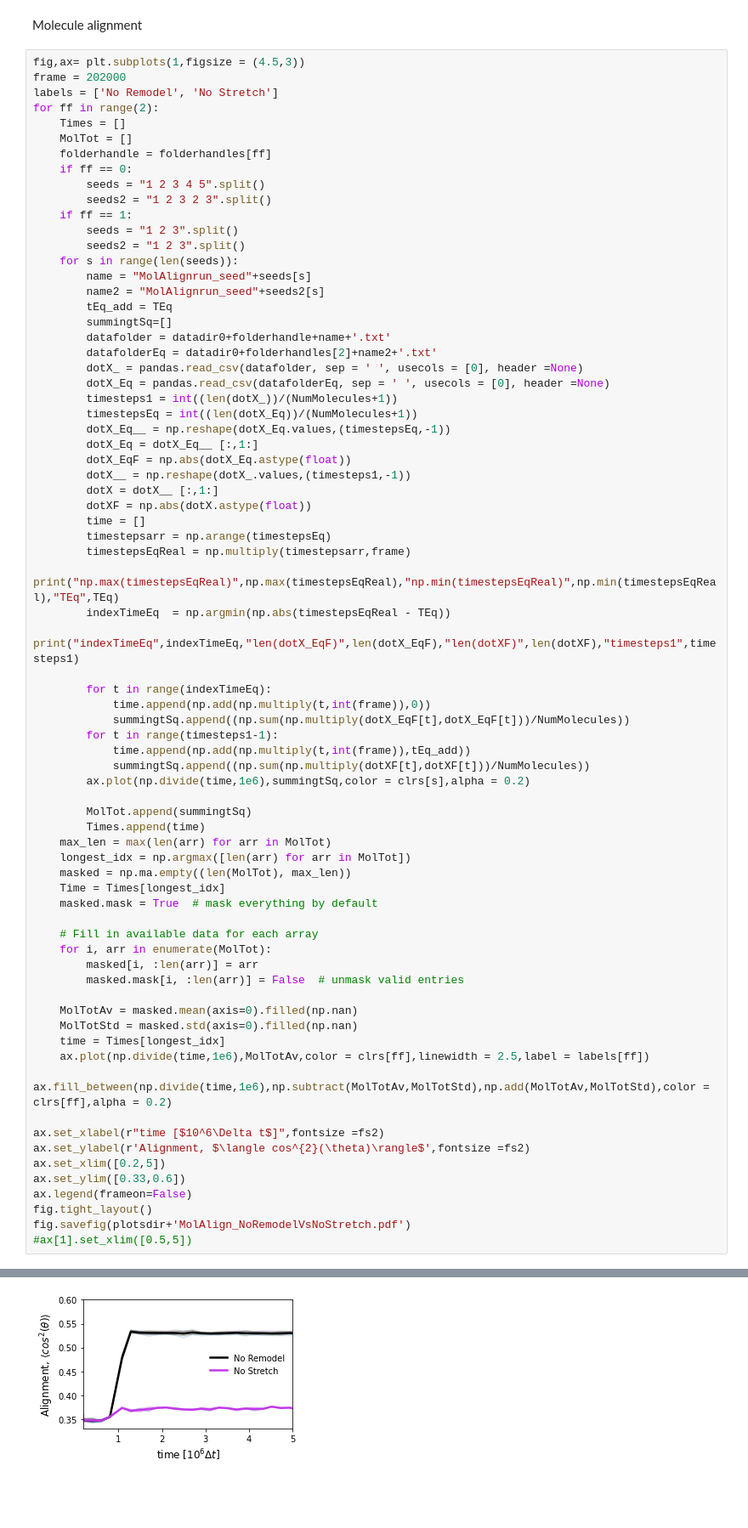
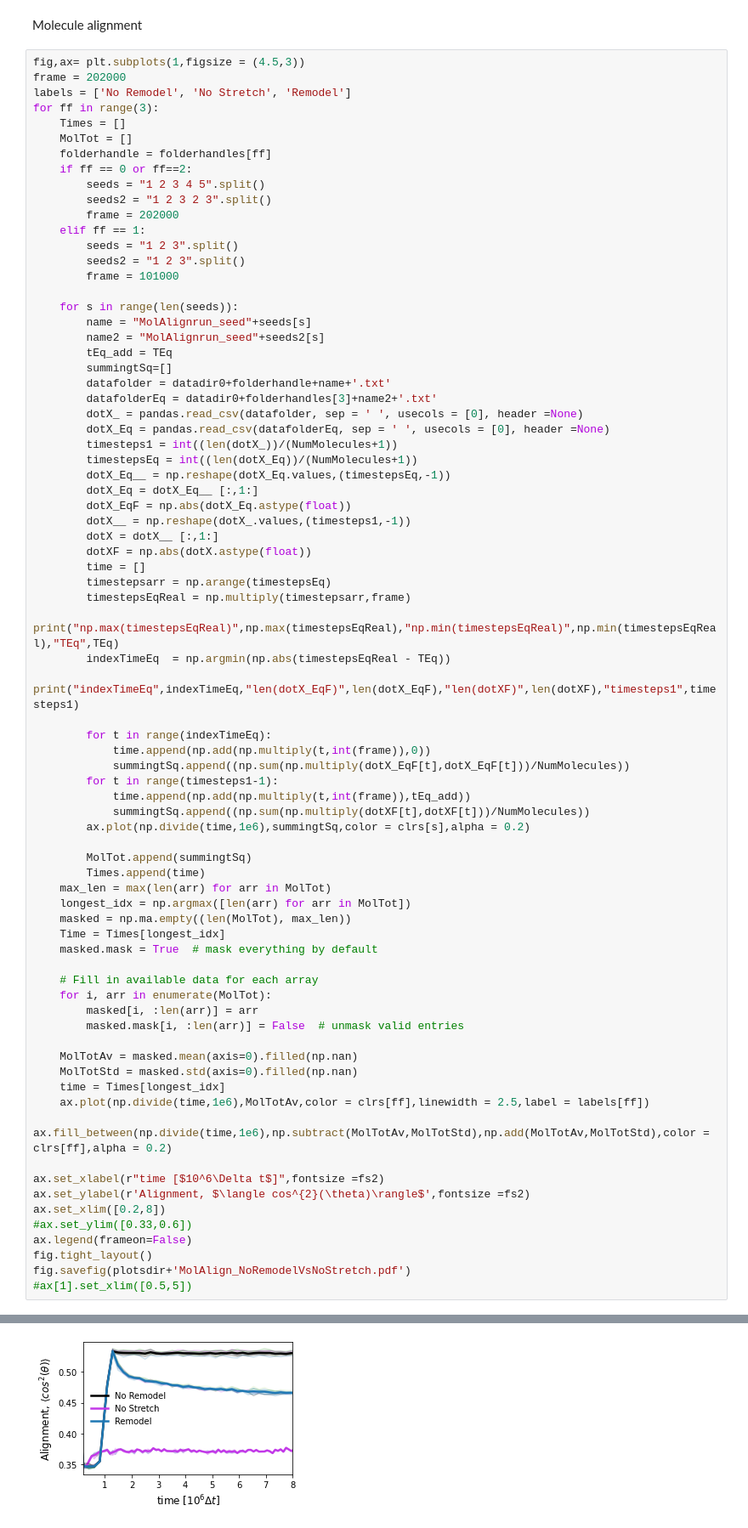
Before and after one commit to Billie1717/CollagenMemory, a Jupyter notebook: Figures/FigAlignment/Mechanics.ipynb, the cells around one changed output, grey strips where cells are left out. Shown at 85% size. Saved outputs shown, nothing was run; the diff lists cells and outputs as text; blank space fills up the shorter version.

Commit message:
added the remainder of the remodel data and AFT alignment data. Updated the plotting scripts in the alignment figure folder to plot these

```diff
--- a/Figures/FigAlignment/Mechanics.ipynb
+++ b/Figures/FigAlignment/Mechanics.ipynb
@@ -139,24 +153,27 @@ Molecule alignment
 # %%
 fig,ax= plt.subplots(1,figsize = (4.5,3))
 frame = 202000
-labels = ['No Remodel', 'No Stretch']
-for ff in range(2):
+labels = ['No Remodel', 'No Stretch', 'Remodel']
+for ff in range(3):
     Times = []
     MolTot = []
     folderhandle = folderhandles[ff]
-    if ff == 0:
+    if ff == 0 or ff==2:
         seeds = "1 2 3 4 5".split()
         seeds2 = "1 2 3 2 3".split()
-    if ff == 1:
+        frame = 202000
+    elif ff == 1:
         seeds = "1 2 3".split()
         seeds2 = "1 2 3".split()
+        frame = 101000
+
     for s in range(len(seeds)):
         name = "MolAlignrun_seed"+seeds[s]
         name2 = "MolAlignrun_seed"+seeds2[s]
         tEq_add = TEq
         summingtSq=[]
         datafolder = datadir0+folderhandle+name+'.txt'
-        datafolderEq = datadir0+folderhandles[2]+name2+'.txt'
+        datafolderEq = datadir0+folderhandles[3]+name2+'.txt'
         dotX_ = pandas.read_csv(datafolder, sep = ' ', usecols = [0], header =None)
         dotX_Eq = pandas.read_csv(datafolderEq, sep = ' ', usecols = [0], header =None)
         timesteps1 = int((len(dotX_))/(NumMolecules+1))
@@ -203,8 +220,8 @@ for ff in range(2):
 
 ax.set_xlabel(r"time [$10^6\Delta t$]",fontsize =fs2)
 ax.set_ylabel(r'Alignment, $\langle cos^{2}(\theta)\rangle$',fontsize =fs2)
-ax.set_xlim([0.2,5])
-ax.set_ylim([0.33,0.6])
+ax.set_xlim([0.2,8])
+#ax.set_ylim([0.33,0.6])
 ax.legend(frameon=False)
 fig.tight_layout()
 fig.savefig(plotsdir+'MolAlign_NoRemodelVsNoStretch.pdf')
@@ -229 +256 @@ indexTimeEq 5 len(dotX_EqF) 67 len(dotXF) 55 timesteps1 55
-[figure, old version]
+[figure, new version]
```
Also changed, not shown: parts of 5 cells of this notebook, 21 other files.
